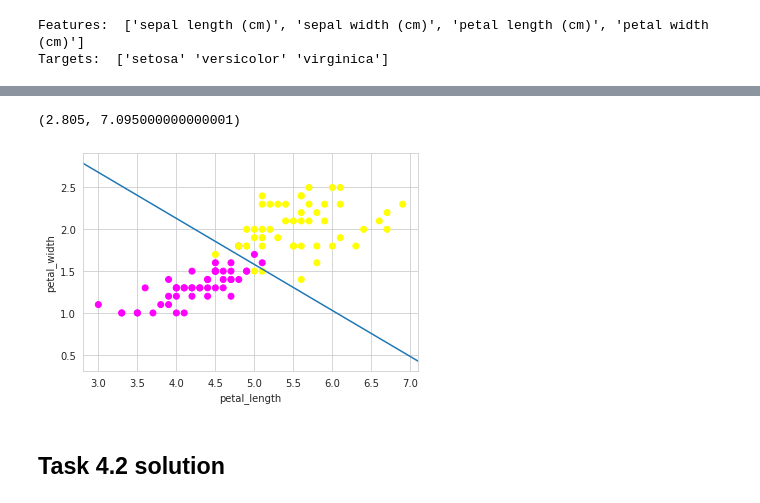
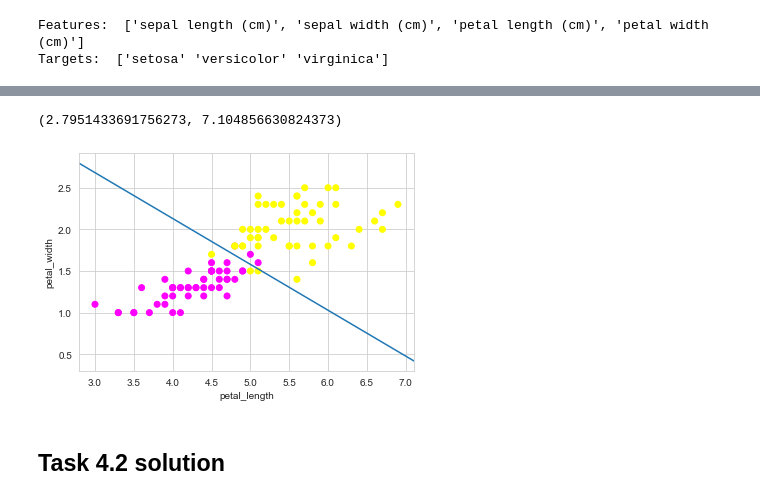
Before and after one commit to M-Grabias/Bayes_classifier, a Jupyter notebook: Assignment2.ipynb, the cells around one changed output, grey strips where cells are left out. Cells and saved outputs as stored; diff of their text form; code cells hidden in the pictures.

```diff
--- a/Assignment2.ipynb
+++ b/Assignment2.ipynb
@@ -767,37 +841,43 @@ def logreg_loss(Theta, X, Y):
     # reshape Theta into a column vector - lBFGS gives us a flat array
     ThetaR = Theta.reshape(X.shape[1], 1)
 
-    nll = TODO
-    grad = TODO
+    #calculate probabilities beforehand for clearer code
+    prob_1 = (1 / (1 + np.exp(-X @ ThetaR)))
+    prob_0 = 1 - prob_1 #need to sum up to one
+
+    nll = - np.sum(Y * np.log(prob_1) + (1 - Y) * np.log(prob_0))
+
+    #grad = X.T (sigma(X Theta) - Y)
+    grad = X.T @ (prob_1 - Y)
 
     # reshape grad into the shape of Theta, for fmin_l_bfsgb to work
     return nll, grad.reshape(Theta.shape)
 
 
 Theta0 = np.zeros((3, ))
 
 #
 # Call a solver
 #
 ThetaOpt = sopt.fmin_l_bfgs_b(
     lambda Theta: logreg_loss(Theta, IrisX, IrisY), np.array(Theta0)
 )[0]
 
 
 #
 # Now plot the found separation line
 #
 
 plt.scatter(IrisX[:, 1], IrisX[:, 2], c=IrisY.ravel(), cmap="spring")
 plt.xlabel("petal_length")
 plt.ylabel("petal_width")
 pl_min, pl_max = plt.xlim()
 pl = np.linspace(pl_min, pl_max, 1000)
 plt.plot(pl, -(ThetaOpt[0] + ThetaOpt[1] * pl) / ThetaOpt[2])
 plt.xlim(pl_min, pl_max)
 # %% [output]
-(2.805, 7.095000000000001)
+(2.7951433691756273, 7.104856630824373)
-[figure, old version]
+[figure, new version]
 # %% [markdown]
 ## Task 4.2 solution
 # %%
```
Also changed, not shown: parts of 11 cells of this notebook.
